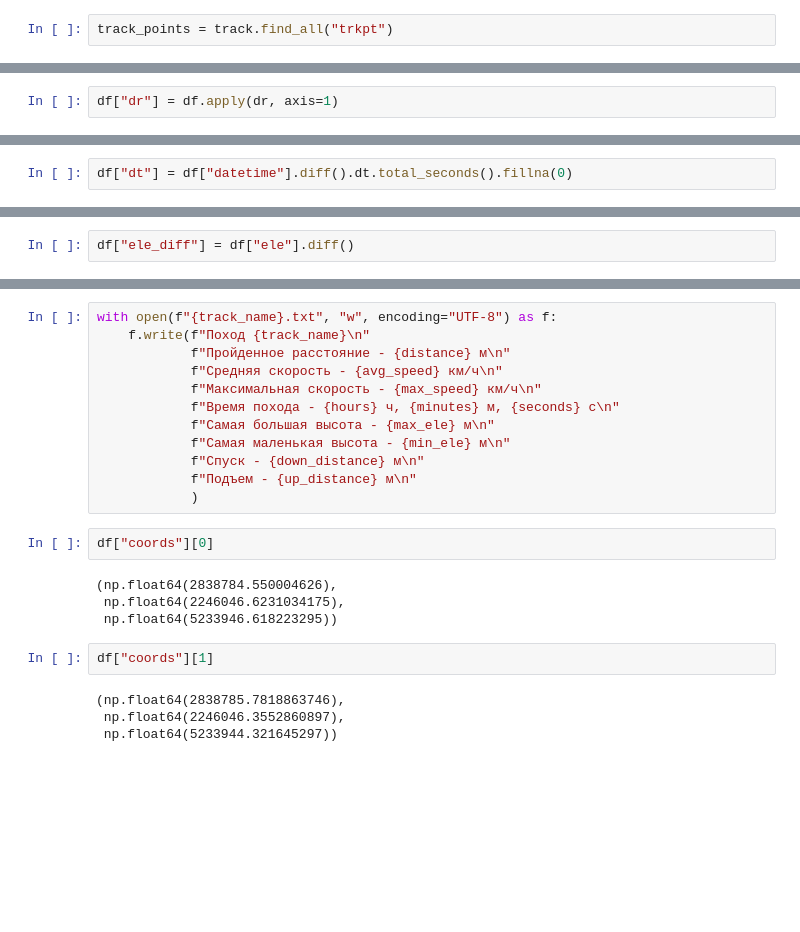
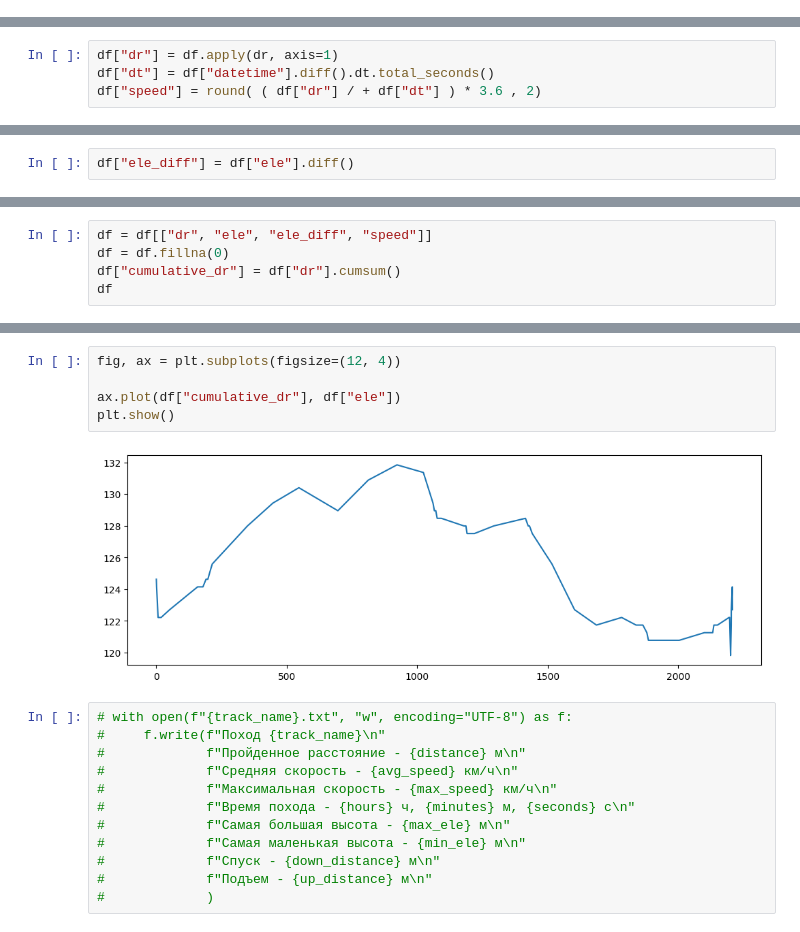
Before and after one commit to user280428/garmin, a Jupyter notebook: notebook.ipynb, the cells around one changed output, grey strips where cells are left out. Drawn from its saved outputs; the diff is of its cells as text; blank space fills up the shorter version.

```diff
--- a/notebook.ipynb
+++ b/notebook.ipynb
@@ -20,2 +18,0 @@ track = soup.find("trk")
-# %%
-track_points = track.find_all("trkpt")
@@ -84,3 +57,5 @@ def dr(row):
     return l
 # %%
 df["dr"] = df.apply(dr, axis=1)
+df["dt"] = df["datetime"].diff().dt.total_seconds()
+df["speed"] = round( ( df["dr"] / + df["dt"] ) * 3.6 , 2)
@@ -102,2 +61,0 @@ df
-# %%
-df["dt"] = df["datetime"].diff().dt.total_seconds().fillna(0)
@@ -229,0 +171,5 @@ ___
+# %%
+df = df[["dr", "ele", "ele_diff", "speed"]]
+df = df.fillna(0)
+df["cumulative_dr"] = df["dr"].cumsum()
+df
@@ -230,24 +190,19 @@ ___
+# %%
+fig, ax = plt.subplots(figsize=(12, 4))
+
+ax.plot(df["cumulative_dr"], df["ele"])
+plt.show()
+# %% [output]
+[figure, added]
 # %%
-with open(f"{track_name}.txt", "w", encoding="UTF-8") as f:
-    f.write(f"Поход {track_name}\n"
-            f"Пройденное расстояние - {distance} м\n"
-            f"Средняя скорость - {avg_speed} км/ч\n"
-            f"Максимальная скорость - {max_speed} км/ч\n"
-            f"Время похода - {hours} ч, {minutes} м, {seconds} с\n"
-            f"Самая большая высота - {max_ele} м\n"
-            f"Самая маленькая высота - {min_ele} м\n"
-            f"Спуск - {down_distance} м\n"
-            f"Подъем - {up_distance} м\n"
-            )
+# with open(f"{track_name}.txt", "w", encoding="UTF-8") as f:
+#     f.write(f"Поход {track_name}\n"
+#             f"Пройденное расстояние - {distance} м\n"
+#             f"Средняя скорость - {avg_speed} км/ч\n"
+#             f"Максимальная скорость - {max_speed} км/ч\n"
+#             f"Время похода - {hours} ч, {minutes} м, {seconds} с\n"
+#             f"Самая большая высота - {max_ele} м\n"
+#             f"Самая маленькая высота - {min_ele} м\n"
+#             f"Спуск - {down_distance} м\n"
+#             f"Подъем - {up_distance} м\n"
+#             )
-# %%
-df["coords"][0]
-# %% [output]
-(np.float64(2838784.550004626),
- np.float64(2246046.6231034175),
- np.float64(5233946.618223295))
-# %%
-df["coords"][1]
-# %% [output]
-(np.float64(2838785.7818863746),
- np.float64(2246046.3552860897),
- np.float64(5233944.321645297))
```
Also changed, not shown: parts of 56 cells of this notebook, 4 other files.
